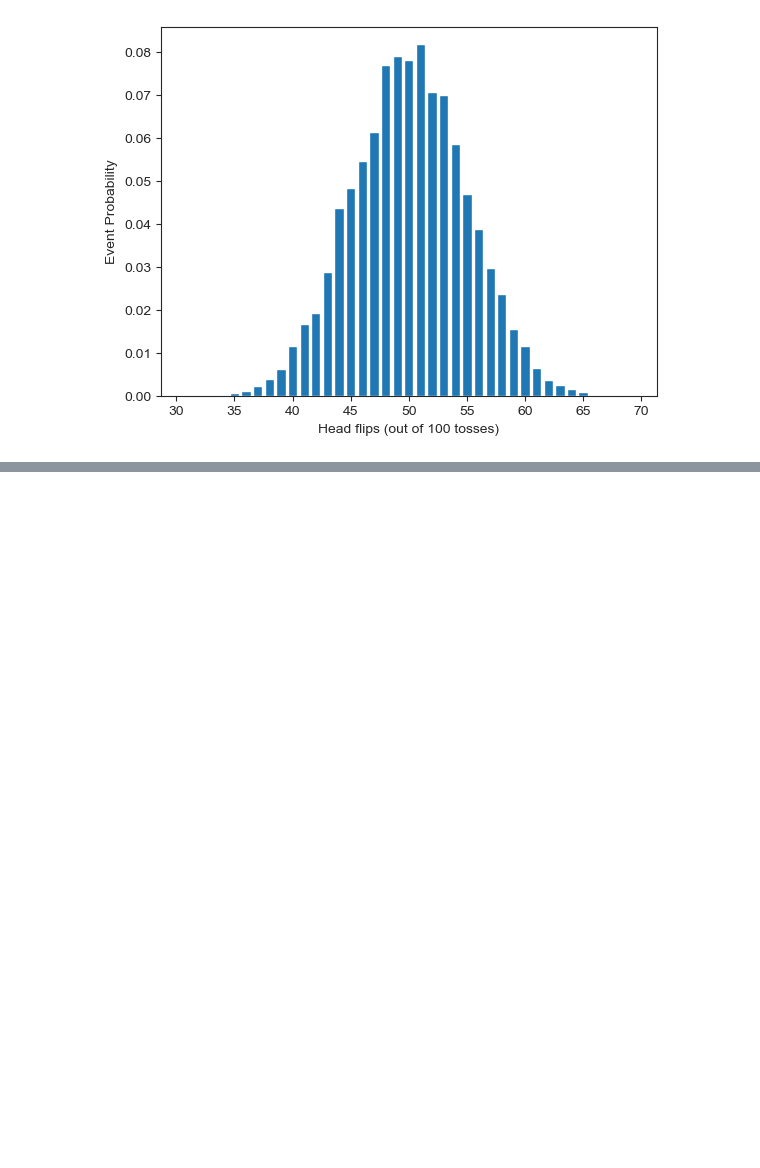
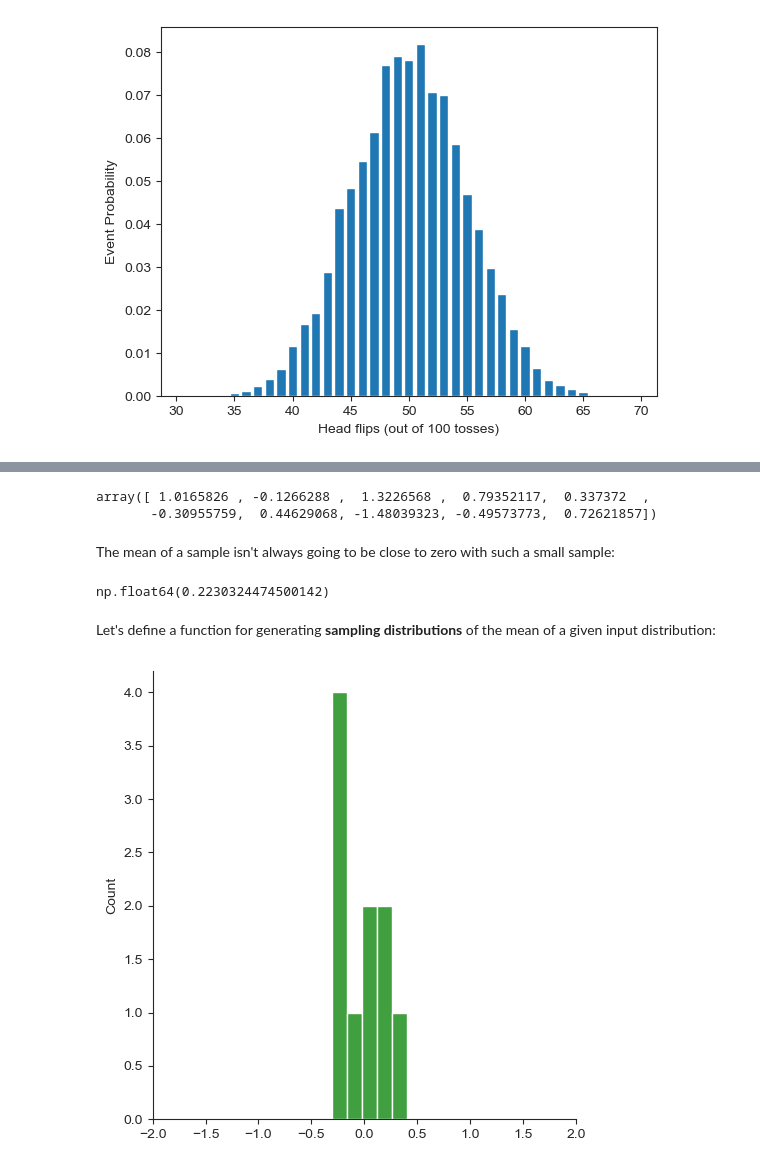
Before and after one commit to sjagadee/math_for_ai_ml, a Jupyter notebook: 5-probalility/6-distributions_in_ml.ipynb, the cells around one changed output, grey strips where cells are left out. Saved outputs shown, nothing was run; the diff lists cells and outputs as text; code cells hidden in the pictures; blank space fills up the shorter version.

Commit message:
clt and sampling mean

```diff
--- a/5-probalility/6-distributions_in_ml.ipynb
+++ b/5-probalility/6-distributions_in_ml.ipynb
@@ -88,0 +93,26 @@ _ = plt.ylabel("Event Probability")
+# %%
+x_sample = np.random.choice(x, size=10, replace=False)
+x_sample
+# %% [output]
+array([ 1.0165826 , -0.1266288 ,  1.3226568 ,  0.79352117,  0.337372  ,
+       -0.30955759,  0.44629068, -1.48039323, -0.49573773,  0.72621857])
+# %% [markdown]
+The mean of a sample isn't always going to be close to zero with such a small sample:
+# %%
+np.mean(x_sample)
+# %% [output]
+np.float64(0.2230324474500142)
+# %% [markdown]
+Let's define a function for generating **sampling distributions** of the mean of a given input distribution:
+# %%
+def sample_mean_calculator(input_dist, sample_size, n_samples):
+    sample_means = []
+    for _ in range(n_samples):
+        sample  = np.random.choice(input_dist, size=sample_size, replace=False)
+        sample_means.append(sample.mean())
+    return sample_means
+# %%
+sns.displot(sample_mean_calculator(x, 10, 10), color='green')
+_ = plt.xlim(-1.5, 1.5)
+# %% [output]
+[figure, added]
```
Also changed, not shown: parts of 19 cells of this notebook.
